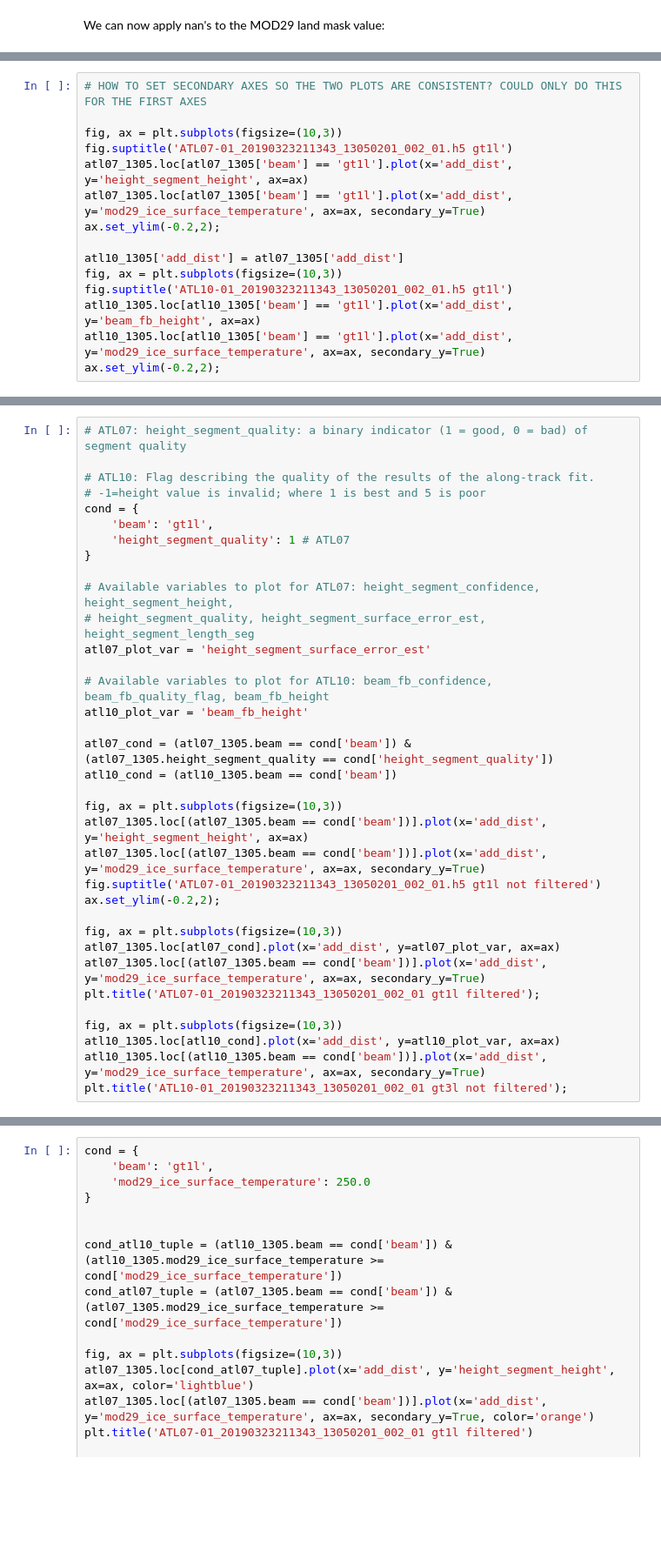
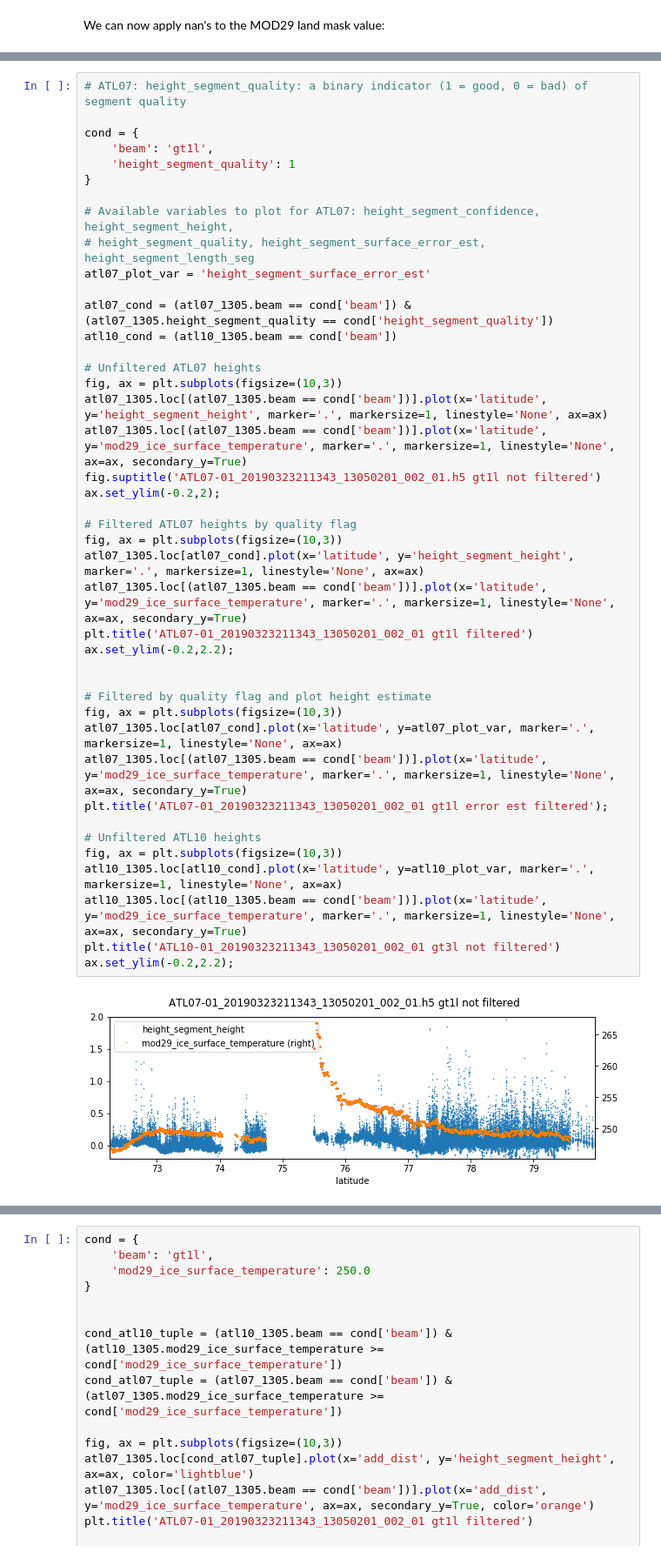
Before and after one commit to nsidc/AGU-2019-NSIDC-Data-Tutorial, a Jupyter notebook: notebooks/Visualize and Analyze Data.ipynb, the cells around one changed output, grey strips where cells are left out. Shown at 87% size. Saved outputs shown, nothing was run; the diff lists cells and outputs as text; blank space fills up the shorter version.

```diff
--- a/notebooks/Visualize and Analyze Data.ipynb
+++ b/notebooks/Visualize and Analyze Data.ipynb
@@ -234,15 +261,0 @@ Key observations:
-# %%
-# HOW TO SET SECONDARY AXES SO THE TWO PLOTS ARE CONSISTENT? COULD ONLY DO THIS FOR THE FIRST AXES
-
-fig, ax = plt.subplots(figsize=(10,3))
-fig.suptitle('ATL07-01_20190323211343_13050201_002_01.h5 gt1l')
-atl07_1305.loc[atl07_1305['beam'] == 'gt1l'].plot(x='add_dist', y='height_segment_height', ax=ax)
-atl07_1305.loc[atl07_1305['beam'] == 'gt1l'].plot(x='add_dist', y='mod29_ice_surface_temperature', ax=ax, secondary_y=True)
-ax.set_ylim(-0.2,2);
-
-atl10_1305['add_dist'] = atl07_1305['add_dist']
-fig, ax = plt.subplots(figsize=(10,3))
-fig.suptitle('ATL10-01_20190323211343_13050201_002_01.h5 gt1l')
-atl10_1305.loc[atl10_1305['beam'] == 'gt1l'].plot(x='add_dist', y='beam_fb_height', ax=ax)
-atl10_1305.loc[atl10_1305['beam'] == 'gt1l'].plot(x='add_dist', y='mod29_ice_surface_temperature', ax=ax, secondary_y=True)
-ax.set_ylim(-0.2,2);
@@ -255,35 +297,44 @@ For ATL07 height_segment_quality: a binary indicator (1 = good, 0 = bad) of segm
 # %%
 # ATL07: height_segment_quality: a binary indicator (1 = good, 0 = bad) of segment quality
 
-# ATL10: Flag describing the quality of the results of the along-track fit.
-# -1=height value is invalid; where 1 is best and 5 is poor
 cond = {
     'beam': 'gt1l',
-    'height_segment_quality': 1 # ATL07
+    'height_segment_quality': 1
 }
 
 # Available variables to plot for ATL07: height_segment_confidence, height_segment_height,
 # height_segment_quality, height_segment_surface_error_est, height_segment_length_seg
 atl07_plot_var = 'height_segment_surface_error_est'
 
-# Available variables to plot for ATL10: beam_fb_confidence, beam_fb_quality_flag, beam_fb_height
-atl10_plot_var = 'beam_fb_height'
-
 atl07_cond = (atl07_1305.beam == cond['beam']) & (atl07_1305.height_segment_quality == cond['height_segment_quality'])
 atl10_cond = (atl10_1305.beam == cond['beam'])
 
+# Unfiltered ATL07 heights
 fig, ax = plt.subplots(figsize=(10,3))
-atl07_1305.loc[(atl07_1305.beam == cond['beam'])].plot(x='add_dist', y='height_segment_height', ax=ax)
-atl07_1305.loc[(atl07_1305.beam == cond['beam'])].plot(x='add_dist', y='mod29_ice_surface_temperature', ax=ax, secondary_y=True)
+atl07_1305.loc[(atl07_1305.beam == cond['beam'])].plot(x='latitude', y='height_segment_height', marker='.', markersize=1, linestyle='None', ax=ax)
+atl07_1305.loc[(atl07_1305.beam == cond['beam'])].plot(x='latitude', y='mod29_ice_surface_temperature', marker='.', markersize=1, linestyle='None', ax=ax, secondary_y=True)
 fig.suptitle('ATL07-01_20190323211343_13050201_002_01.h5 gt1l not filtered')
 ax.set_ylim(-0.2,2);
 
+# Filtered ATL07 heights by quality flag
 fig, ax = plt.subplots(figsize=(10,3))
-atl07_1305.loc[atl07_cond].plot(x='add_dist', y=atl07_plot_var, ax=ax)
-atl07_1305.loc[(atl07_1305.beam == cond['beam'])].plot(x='add_dist', y='mod29_ice_surface_temperature', ax=ax, secondary_y=True)
-plt.title('ATL07-01_20190323211343_13050201_002_01 gt1l filtered');
+atl07_1305.loc[atl07_cond].plot(x='latitude', y='height_segment_height', marker='.', markersize=1, linestyle='None', ax=ax)
+atl07_1305.loc[(atl07_1305.beam == cond['beam'])].plot(x='latitude', y='mod29_ice_surface_temperature', marker='.', markersize=1, linestyle='None', ax=ax, secondary_y=True)
+plt.title('ATL07-01_20190323211343_13050201_002_01 gt1l filtered')
+ax.set_ylim(-0.2,2.2);
 
+
+# Filtered by quality flag and plot height estimate
 fig, ax = plt.subplots(figsize=(10,3))
-atl10_1305.loc[atl10_cond].plot(x='add_dist', y=atl10_plot_var, ax=ax)
-atl10_1305.loc[(atl10_1305.beam == cond['beam'])].plot(x='add_dist', y='mod29_ice_surface_temperature', ax=ax, secondary_y=True)
-plt.title('ATL10-01_20190323211343_13050201_002_01 gt3l not filtered');
+atl07_1305.loc[atl07_cond].plot(x='latitude', y=atl07_plot_var, marker='.', markersize=1, linestyle='None', ax=ax)
+atl07_1305.loc[(atl07_1305.beam == cond['beam'])].plot(x='latitude', y='mod29_ice_surface_temperature', marker='.', markersize=1, linestyle='None', ax=ax, secondary_y=True)
+plt.title('ATL07-01_20190323211343_13050201_002_01 gt1l error est filtered');
+
+# Unfiltered ATL10 heights
+fig, ax = plt.subplots(figsize=(10,3))
+atl10_1305.loc[atl10_cond].plot(x='latitude', y=atl10_plot_var, marker='.', markersize=1, linestyle='None', ax=ax)
+atl10_1305.loc[(atl10_1305.beam == cond['beam'])].plot(x='latitude', y='mod29_ice_surface_temperature', marker='.', markersize=1, linestyle='None', ax=ax, secondary_y=True)
+plt.title('ATL10-01_20190323211343_13050201_002_01 gt3l not filtered')
+ax.set_ylim(-0.2,2.2);
+# %% [output]
+[figure, added]
```
Also changed, not shown: parts of 24 cells of this notebook, 2 other files.
